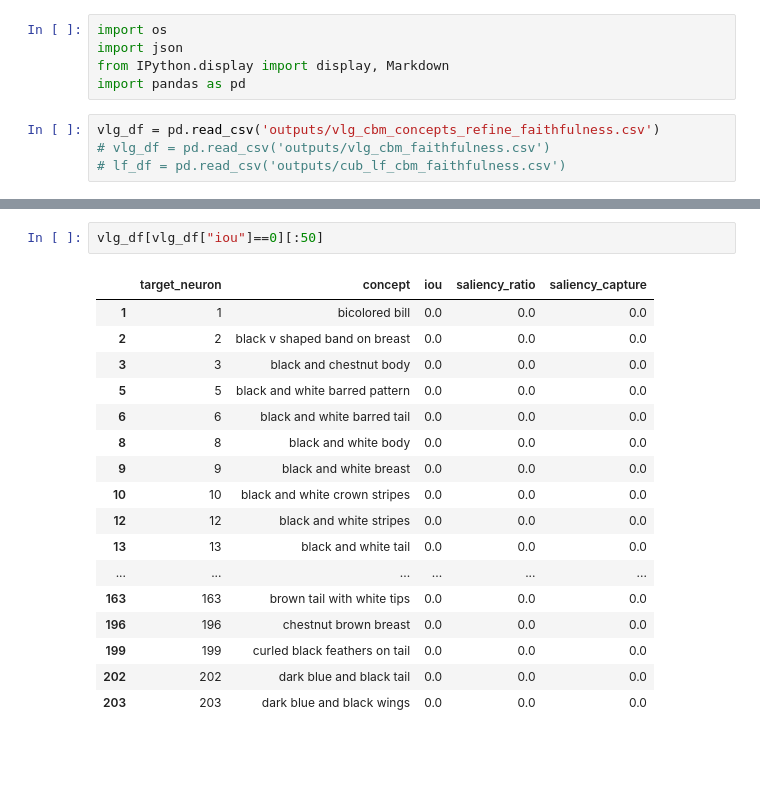
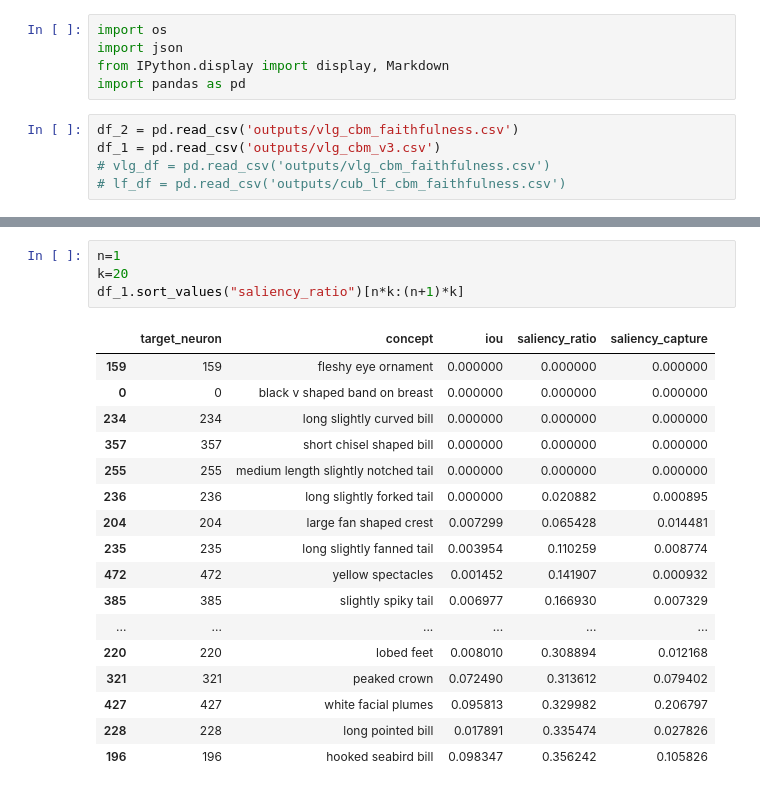
Before and after one commit to HenryXII/Faithful-CBM, a Jupyter notebook: evaluate_spatial.ipynb, the cells around one changed output, grey strips where cells are left out. Saved outputs shown, nothing was run; the diff lists cells and outputs as text; blank space fills up the shorter version.

```diff
--- a/evaluate_spatial.ipynb
+++ b/evaluate_spatial.ipynb
@@ -4,7 +4,8 @@ import json
 from IPython.display import display, Markdown
 import pandas as pd
 # %%
-vlg_df = pd.read_csv('outputs/vlg_cbm_concepts_refine_faithfulness.csv')
+df_2 = pd.read_csv('outputs/vlg_cbm_faithfulness.csv')
+df_1 = pd.read_csv('outputs/vlg_cbm_v3.csv')
 # vlg_df = pd.read_csv('outputs/vlg_cbm_faithfulness.csv')
 # lf_df = pd.read_csv('outputs/cub_lf_cbm_faithfulness.csv')
 # %%
@@ -36,20 +56,22 @@ for df in [vlg_df]:
 # %%
-vlg_df[vlg_df["iou"]==0][:50]
+n=1
+k=20
+df_1.sort_values("saliency_ratio")[n*k:(n+1)*k]
 # %% [output]
 |  | target_neuron | concept | iou | saliency_ratio | saliency_capture |
-| 1 | 1 | bicolored bill | 0.0 | 0.0 | 0.0 |
-| 2 | 2 | black v shaped band on breast | 0.0 | 0.0 | 0.0 |
-| 3 | 3 | black and chestnut body | 0.0 | 0.0 | 0.0 |
-| 5 | 5 | black and white barred pattern | 0.0 | 0.0 | 0.0 |
-| 6 | 6 | black and white barred tail | 0.0 | 0.0 | 0.0 |
-| 8 | 8 | black and white body | 0.0 | 0.0 | 0.0 |
-| 9 | 9 | black and white breast | 0.0 | 0.0 | 0.0 |
-| 10 | 10 | black and white crown stripes | 0.0 | 0.0 | 0.0 |
-| 12 | 12 | black and white stripes | 0.0 | 0.0 | 0.0 |
-| 13 | 13 | black and white tail | 0.0 | 0.0 | 0.0 |
+| 159 | 159 | fleshy eye ornament | 0.000000 | 0.000000 | 0.000000 |
+| 0 | 0 | black v shaped band on breast | 0.000000 | 0.000000 | 0.000000 |
+| 234 | 234 | long slightly curved bill | 0.000000 | 0.000000 | 0.000000 |
+| 357 | 357 | short chisel shaped bill | 0.000000 | 0.000000 | 0.000000 |
+| 255 | 255 | medium length slightly notched tail | 0.000000 | 0.000000 | 0.000000 |
+| 236 | 236 | long slightly forked tail | 0.000000 | 0.020882 | 0.000895 |
+| 204 | 204 | large fan shaped crest | 0.007299 | 0.065428 | 0.014481 |
+| 235 | 235 | long slightly fanned tail | 0.003954 | 0.110259 | 0.008774 |
+| 472 | 472 | yellow spectacles | 0.001452 | 0.141907 | 0.000932 |
+| 385 | 385 | slightly spiky tail | 0.006977 | 0.166930 | 0.007329 |
 | ... | ... | ... | ... | ... | ... |
-| 163 | 163 | brown tail with white tips | 0.0 | 0.0 | 0.0 |
-| 196 | 196 | chestnut brown breast | 0.0 | 0.0 | 0.0 |
-| 199 | 199 | curled black feathers on tail | 0.0 | 0.0 | 0.0 |
-| 202 | 202 | dark blue and black tail | 0.0 | 0.0 | 0.0 |
-| 203 | 203 | dark blue and black wings | 0.0 | 0.0 | 0.0 |
+| 220 | 220 | lobed feet | 0.008010 | 0.308894 | 0.012168 |
+| 321 | 321 | peaked crown | 0.072490 | 0.313612 | 0.079402 |
+| 427 | 427 | white facial plumes | 0.095813 | 0.329982 | 0.206797 |
+| 228 | 228 | long pointed bill | 0.017891 | 0.335474 | 0.027826 |
+| 196 | 196 | hooked seabird bill | 0.098347 | 0.356242 | 0.105826 |
```
Also changed, not shown: parts of 12 cells of this notebook, 2 other files.
